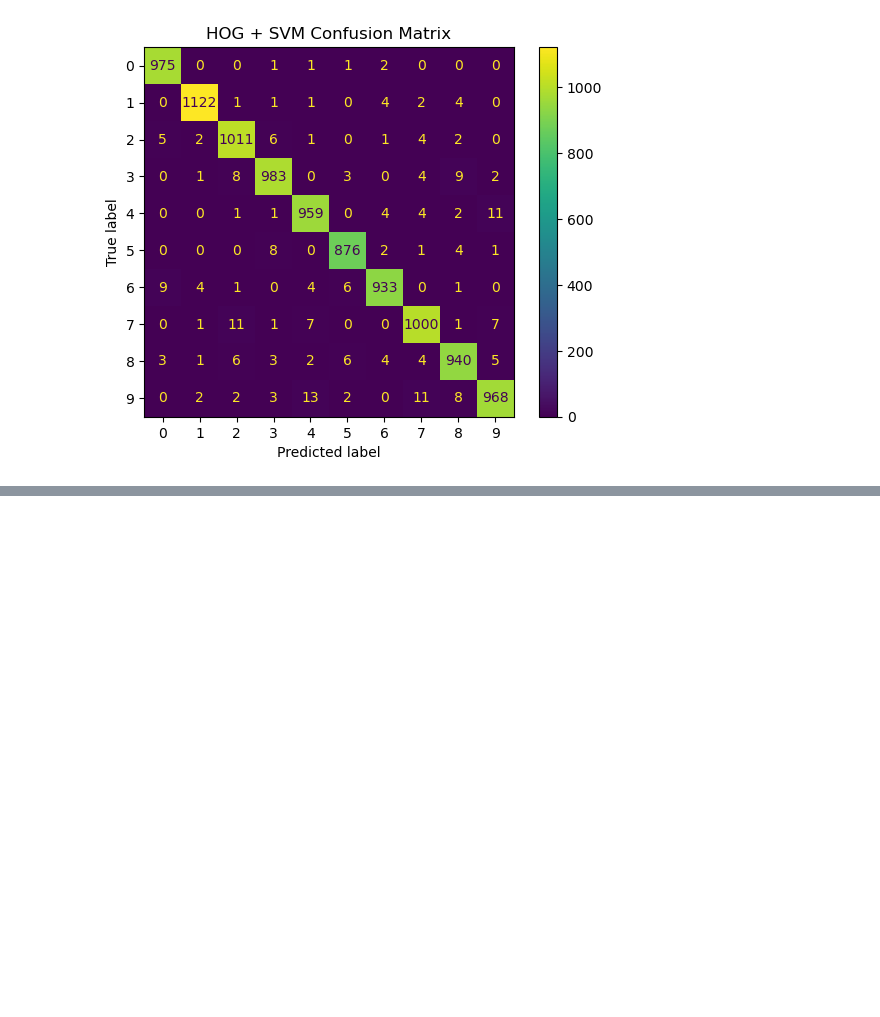
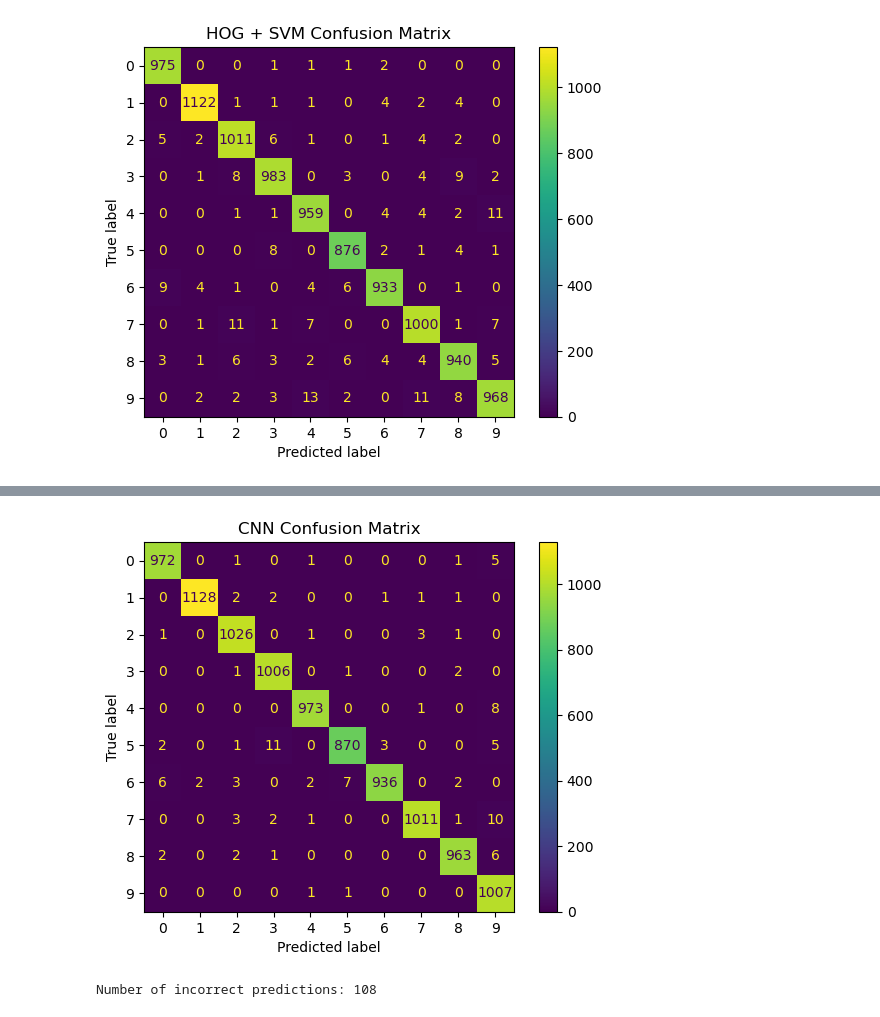
Before and after one commit to Rami4321/comp_vision, a Jupyter notebook: week10.ipynb, the cells around one changed output, grey strips where cells are left out. Saved outputs shown, nothing was run; the diff lists cells and outputs as text; code cells hidden in the pictures; blank space fills up the shorter version.

```diff
--- a/week10.ipynb
+++ b/week10.ipynb
@@ -168,0 +170,11 @@ ValueError: Found input variables with inconsistent numbers of samples: [1, 2000
+# %%
+# ==========================================
+# Prepare the Data
+# ==========================================
+# First, let's format the data correctly for CNN input. CNNs expect images with a channel dimension.
+# MNIST images are grayscale, so we add the channel dimension
+import numpy as np
+# Add channel dimension: (28,28) → (28,28,1)
+x_train_cnn = x_train[..., np.newaxis]
+x_test_cnn = x_test[..., np.newaxis]
+print("Training shape:", x_train_cnn.shape)
@@ -168,0 +197,7 @@ ValueError: Found input variables with inconsistent numbers of samples: [1, 2000
+# %%
+model.compile(
+optimizer='adam',
+loss='sparse_categorical_crossentropy',
+metrics=['accuracy']
+)
+model.summary()
@@ -168,0 +226,11 @@ ValueError: Found input variables with inconsistent numbers of samples: [1, 2000
+# %%
+# ==========================================
+# Train the Model
+# ==========================================
+history = model.fit(
+x_train_cnn,
+y_train,
+epochs=5,
+batch_size=64,
+validation_split=0.1 # use 0.1 of train set as validation set to monitor overfitting
+)
@@ -168,0 +248,15 @@ ValueError: Found input variables with inconsistent numbers of samples: [1, 2000
+# %%
+# ==========================================
+# Evaluate the Model
+# ==========================================
+# Accuracy
+test_loss, test_acc = model.evaluate(x_test_cnn, y_test)
+print("CNN Test Accuracy:", test_acc)
+# Predictions on test set
+y_pred_cnn = np.argmax(model.predict(x_test_cnn), axis=1)
+# Confusion matrix
+cm = confusion_matrix(y_test, y_pred_cnn)
+ConfusionMatrixDisplay(cm).plot()
+plt.title("CNN Confusion Matrix")
+plt.show()
+# %% [output]
@@ -168,0 +266,7 @@ ValueError: Found input variables with inconsistent numbers of samples: [1, 2000
+[figure, added]
+# %%
+# Find indices where prediction is incorrect
+incorrect_indices = np.where(y_pred_cnn != y_test)[0]
+print("Number of incorrect predictions:", len(incorrect_indices))
+# %% [output]
+Number of incorrect predictions: 108
```
Also changed, not shown: parts of 8 cells of this notebook, 19 other files.
